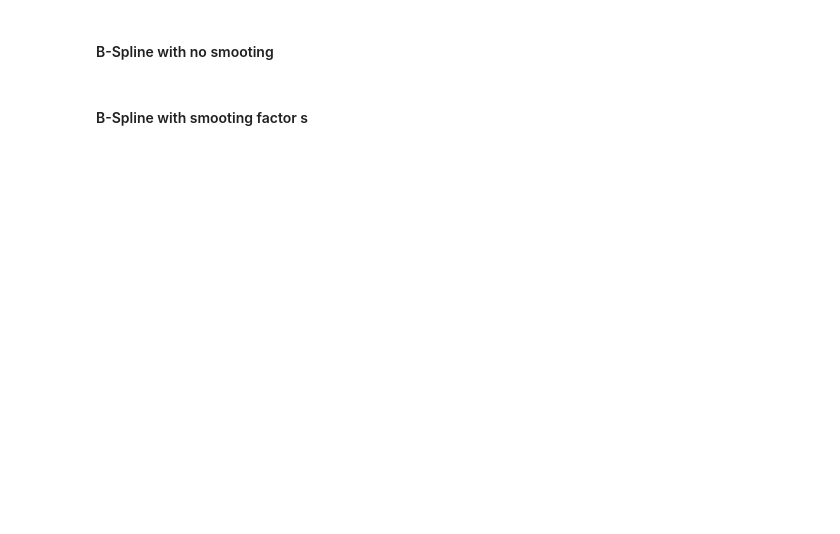
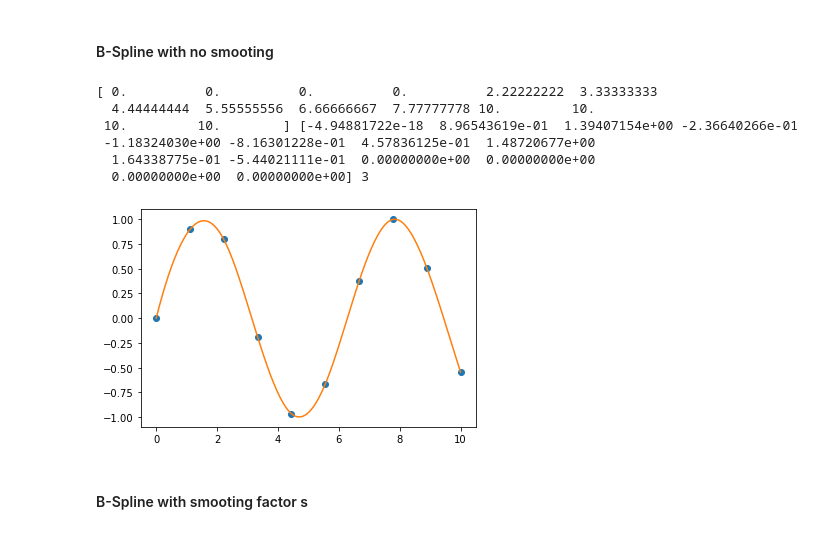
Before and after one commit to chksi/2020-CS109B, a Jupyter notebook: content/labs/lab02/notebook/cs109b_lab2_smooths_and_GAMs_cnk.ipynb, the cells around one changed output. Saved outputs shown, nothing was run; the diff lists cells and outputs as text; code cells hidden in the pictures; blank space fills up the shorter version.

```diff
--- a/content/labs/lab02/notebook/cs109b_lab2_smooths_and_GAMs_cnk.ipynb
+++ b/content/labs/lab02/notebook/cs109b_lab2_smooths_and_GAMs_cnk.ipynb
@@ -319,15 +379,24 @@ We will use [`scipy.splrep`](https://docs.scipy.org/doc/scipy/reference/generate
 # %%
 from scipy.interpolate import splev, splrep
 x = np.linspace(0, 10, 10)
 y = np.sin(x)
 
 t,c,k = splrep(x, y) # (tck) is a tuple containing the vector of knots, coefficients, degree of the spline
 print(t,c,k)
 # define the points to plot on (x2)
 x2 = np.linspace(0, 10, 200)
 y2 = BSpline(t, c, k)
-plt.plot(x, y, 'o', x2, y2(x2))
+plt.plot(x, y, 'o')
+plt.plot(x2, y2(x2))
 plt.show()
+# %% [output]
+[ 0.          0.          0.          0.          2.22222222  3.33333333
+  4.44444444  5.55555556  6.66666667  7.77777778 10.         10.
+ 10.         10.        ] [-4.94881722e-18  8.96543619e-01  1.39407154e+00 -2.36640266e-01
+ -1.18324030e+00 -8.16301228e-01  4.57836125e-01  1.48720677e+00
+  1.64338775e-01 -5.44021111e-01  0.00000000e+00  0.00000000e+00
+  0.00000000e+00  0.00000000e+00] 3
+[figure, added]
 # %% [markdown]
 #### B-Spline with smooting factor s
 # %%
```
Also changed, not shown: parts of 29 cells of this notebook.
